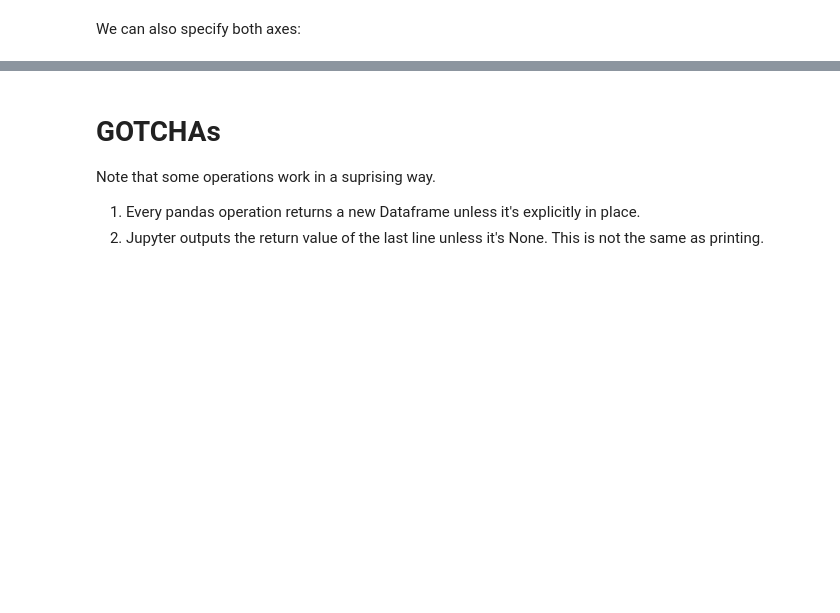
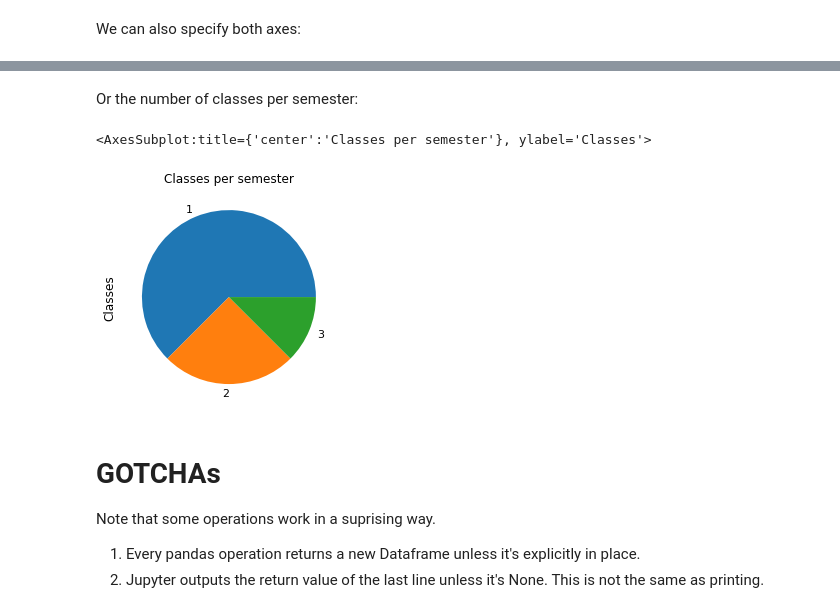
Before and after one commit to bi-labor/pandas_jupyter, a Jupyter notebook: notebooks/Pandas_introduction.ipynb, the cells around one changed output, grey strips where cells are left out. Saved outputs shown, nothing was run; the diff lists cells and outputs as text; code cells hidden in the pictures; blank space fills up the shorter version.

```diff
--- a/notebooks/Pandas_introduction.ipynb
+++ b/notebooks/Pandas_introduction.ipynb
@@ -731,3 +852,10 @@ grades.plot(x='semester', y='grade', kind='scatter')
+# %% [markdown]
+Or the number of classes per semester:
+# %%
+grades.groupby('semester').size().plot(kind='pie', title="Classes per semester", ylabel="Classes")
+# %% [output]
+<AxesSubplot:title={'center':'Classes per semester'}, ylabel='Classes'>
+[figure, added]
 # %% [markdown]
 # GOTCHAs
 
```
Also changed, not shown: parts of 25 cells of this notebook, 1 other file.
